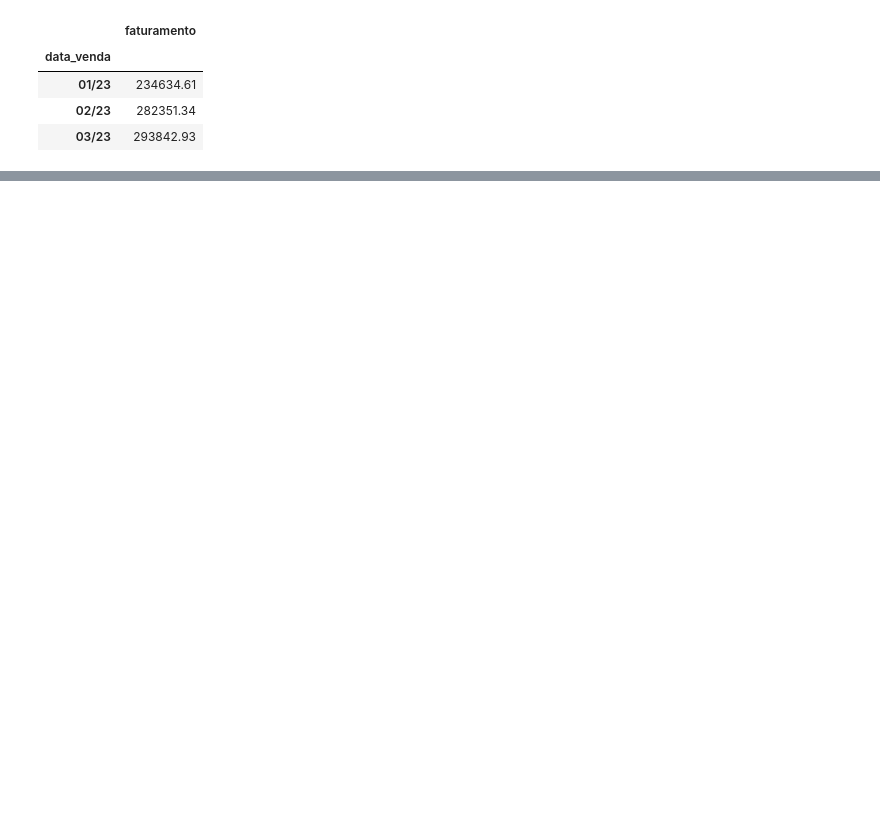
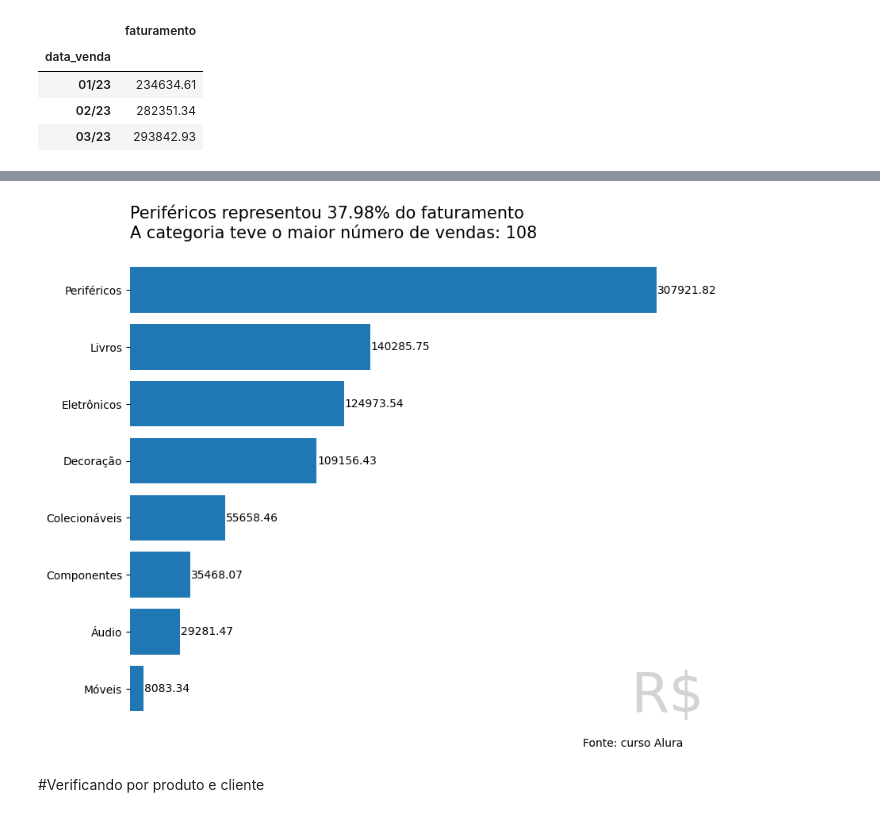
Before and after one commit to LeonardoR-Silva/Analise_ZOOP_Megastore, a Jupyter notebook: Analise_ZOOP_Megastore.ipynb, the cells around one changed output, grey strips where cells are left out. Cells and saved outputs as stored; diff of their text form; code cells hidden in the pictures; blank space fills up the shorter version.

```diff
--- a/Analise_ZOOP_Megastore.ipynb
+++ b/Analise_ZOOP_Megastore.ipynb
@@ -297,0 +297,23 @@ dados_vendas.groupby(by = 'produto')[['quantidade','faturamento']].sum()
+# %%
+fig , ax = plt.subplots(figsize = (9,8))
+
+ax.set_title(f'{faturamento_categoria.index[-1]} representou {faturamento_categoria.perc.values[-1]:.2f}% do faturamento\nA categoria teve o maior número de vendas: {faturamento_categoria.quantidade.values[-1]:.0f}', loc='left', fontsize=15 )
+
+ax.barh(y = faturamento_categoria.index, width =  faturamento_categoria.faturamento)
+
+for i,v in enumerate(faturamento_categoria.faturamento):
+  ax.text(v + 300, i, f'{v:.2f}', fontsize = 10, ha= 'left', va = 'center')
+
+
+ax.annotate('R$', xy = (v*0.95,-0.4), fontsize = 50, color ='lightgrey' )
+ax.set_xlabel('Fonte: curso Alura',  fontsize = 10, loc = 'right')
+ax.spines[:].set_visible(False)
+ax.set_xticks([])
+ax.grid(False)
+imagem = ax.get_figure()
+imagem.savefig('faturamento_categoria.png',transparent=False, dpi = 300, bbox_inches= 'tight')
+plt.show()
+# %% [output]
+[figure, added]
+# %% [markdown]
+#Verificando por produto e cliente
```
Also changed, not shown: parts of 21 cells of this notebook.
